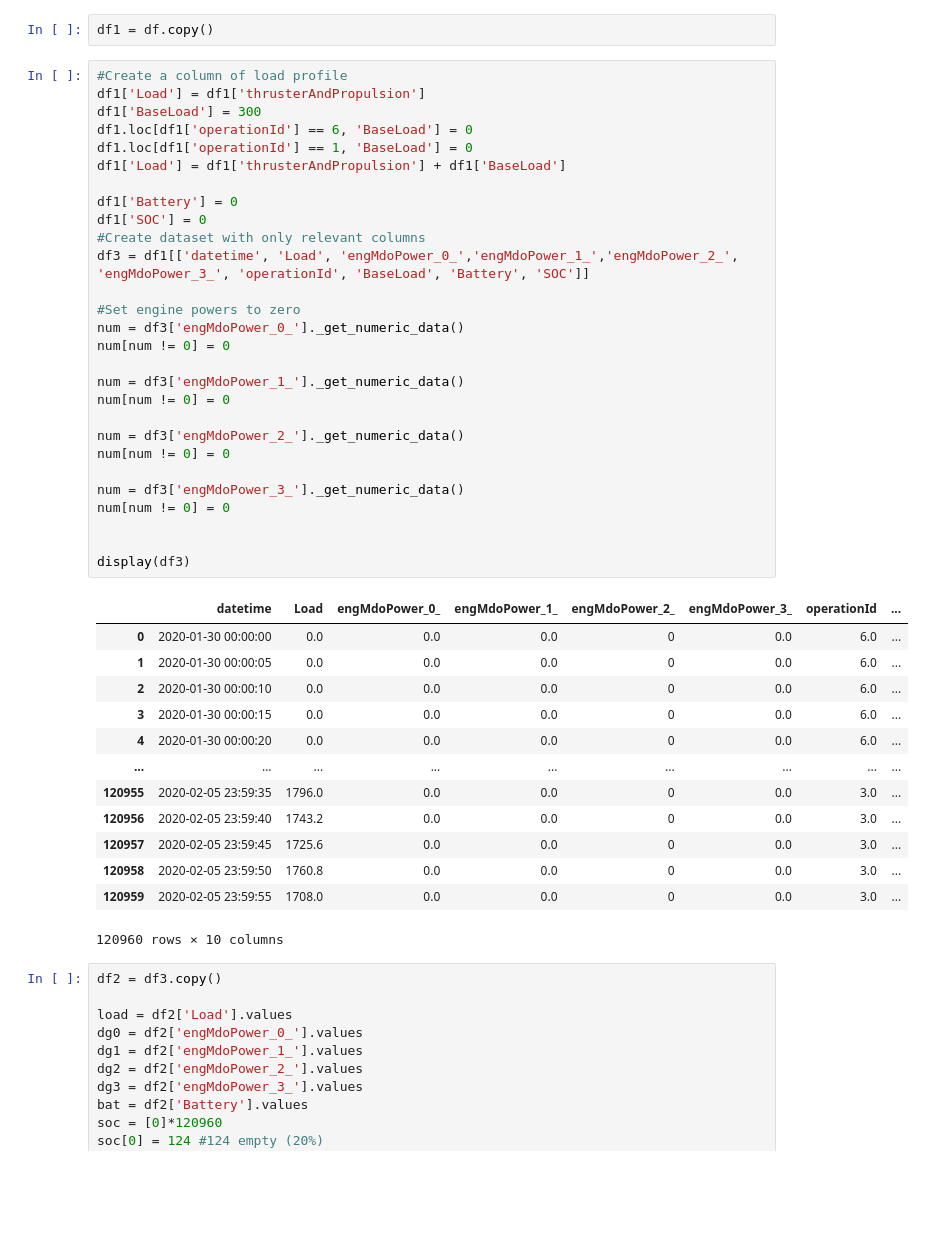
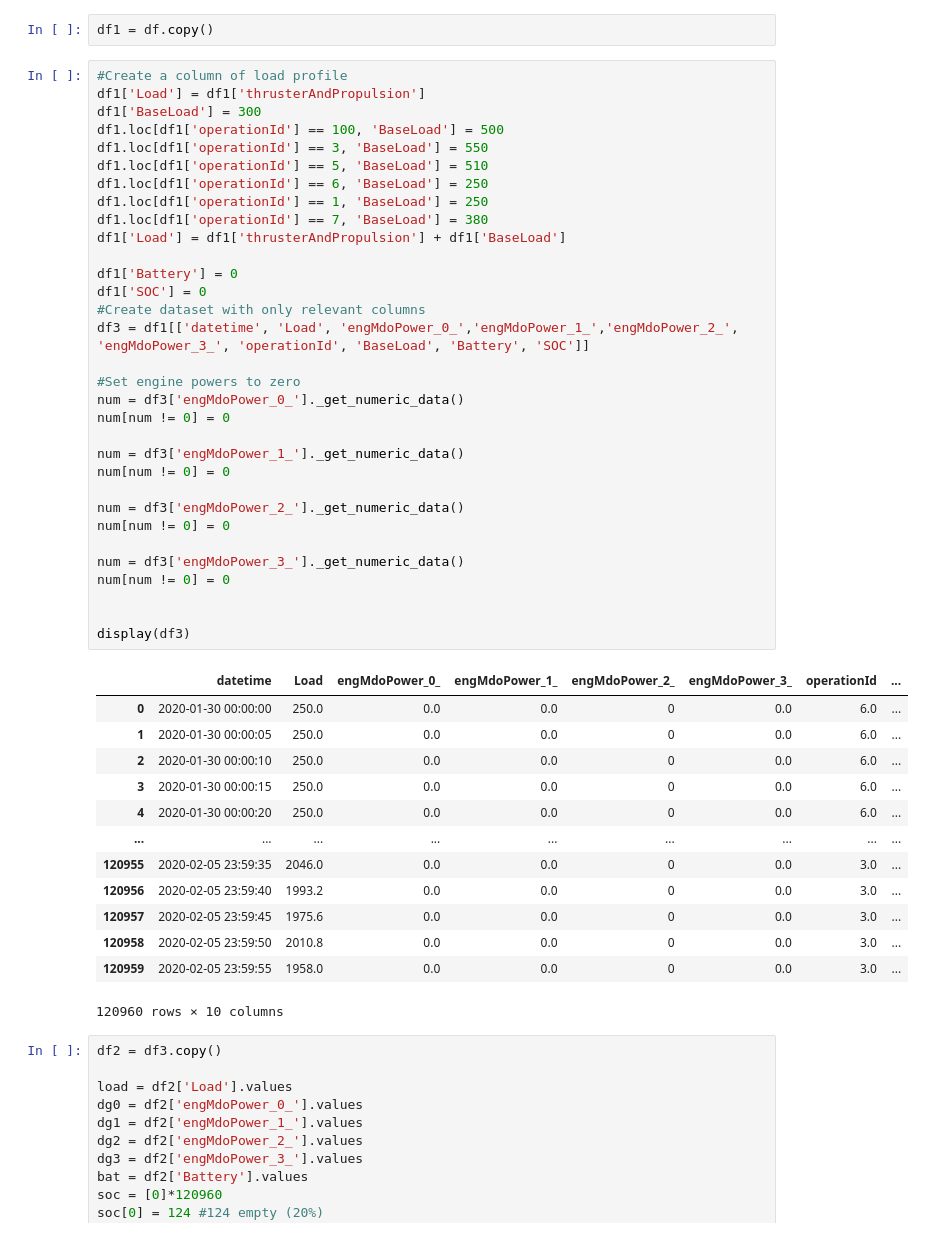
Before and after one commit to andreasdyve/EquinorProject, a Jupyter notebook: python notebooks/Case_1_Reference.ipynb, the cells around one changed output. Saved outputs shown, nothing was run; the diff lists cells and outputs as text; blank space fills up the shorter version.

```diff
--- a/python notebooks/Case_1_Reference.ipynb
+++ b/python notebooks/Case_1_Reference.ipynb
@@ -9,44 +9,48 @@ df1 = df.copy()
 # %%
 #Create a column of load profile
 df1['Load'] = df1['thrusterAndPropulsion']
 df1['BaseLoad'] = 300
-df1.loc[df1['operationId'] == 6, 'BaseLoad'] = 0
-df1.loc[df1['operationId'] == 1, 'BaseLoad'] = 0
+df1.loc[df1['operationId'] == 100, 'BaseLoad'] = 500
+df1.loc[df1['operationId'] == 3, 'BaseLoad'] = 550
+df1.loc[df1['operationId'] == 5, 'BaseLoad'] = 510
+df1.loc[df1['operationId'] == 6, 'BaseLoad'] = 250
+df1.loc[df1['operationId'] == 1, 'BaseLoad'] = 250
+df1.loc[df1['operationId'] == 7, 'BaseLoad'] = 380
 df1['Load'] = df1['thrusterAndPropulsion'] + df1['BaseLoad']
 
 df1['Battery'] = 0
 df1['SOC'] = 0
 #Create dataset with only relevant columns
 df3 = df1[['datetime', 'Load', 'engMdoPower_0_','engMdoPower_1_','engMdoPower_2_', 'engMdoPower_3_', 'operationId', 'BaseLoad', 'Battery', 'SOC']]
 
 #Set engine powers to zero
 num = df3['engMdoPower_0_']._get_numeric_data()
 num[num != 0] = 0
 
 num = df3['engMdoPower_1_']._get_numeric_data()
 num[num != 0] = 0
 
 num = df3['engMdoPower_2_']._get_numeric_data()
 num[num != 0] = 0
 
 num = df3['engMdoPower_3_']._get_numeric_data()
 num[num != 0] = 0
 
 
 display(df3)
 # %% [output]
 |  | datetime | Load | engMdoPower_0_ | engMdoPower_1_ | engMdoPower_2_ | engMdoPower_3_ | operationId | ... |
-| 0 | 2020-01-30 00:00:00 | 0.0 | 0.0 | 0.0 | 0 | 0.0 | 6.0 | ... |
-| 1 | 2020-01-30 00:00:05 | 0.0 | 0.0 | 0.0 | 0 | 0.0 | 6.0 | ... |
-| 2 | 2020-01-30 00:00:10 | 0.0 | 0.0 | 0.0 | 0 | 0.0 | 6.0 | ... |
-| 3 | 2020-01-30 00:00:15 | 0.0 | 0.0 | 0.0 | 0 | 0.0 | 6.0 | ... |
-| 4 | 2020-01-30 00:00:20 | 0.0 | 0.0 | 0.0 | 0 | 0.0 | 6.0 | ... |
+| 0 | 2020-01-30 00:00:00 | 250.0 | 0.0 | 0.0 | 0 | 0.0 | 6.0 | ... |
+| 1 | 2020-01-30 00:00:05 | 250.0 | 0.0 | 0.0 | 0 | 0.0 | 6.0 | ... |
+| 2 | 2020-01-30 00:00:10 | 250.0 | 0.0 | 0.0 | 0 | 0.0 | 6.0 | ... |
+| 3 | 2020-01-30 00:00:15 | 250.0 | 0.0 | 0.0 | 0 | 0.0 | 6.0 | ... |
+| 4 | 2020-01-30 00:00:20 | 250.0 | 0.0 | 0.0 | 0 | 0.0 | 6.0 | ... |
 | ... | ... | ... | ... | ... | ... | ... | ... | ... |
-| 120955 | 2020-02-05 23:59:35 | 1796.0 | 0.0 | 0.0 | 0 | 0.0 | 3.0 | ... |
-| 120956 | 2020-02-05 23:59:40 | 1743.2 | 0.0 | 0.0 | 0 | 0.0 | 3.0 | ... |
-| 120957 | 2020-02-05 23:59:45 | 1725.6 | 0.0 | 0.0 | 0 | 0.0 | 3.0 | ... |
-| 120958 | 2020-02-05 23:59:50 | 1760.8 | 0.0 | 0.0 | 0 | 0.0 | 3.0 | ... |
-| 120959 | 2020-02-05 23:59:55 | 1708.0 | 0.0 | 0.0 | 0 | 0.0 | 3.0 | ... |
+| 120955 | 2020-02-05 23:59:35 | 2046.0 | 0.0 | 0.0 | 0 | 0.0 | 3.0 | ... |
+| 120956 | 2020-02-05 23:59:40 | 1993.2 | 0.0 | 0.0 | 0 | 0.0 | 3.0 | ... |
+| 120957 | 2020-02-05 23:59:45 | 1975.6 | 0.0 | 0.0 | 0 | 0.0 | 3.0 | ... |
+| 120958 | 2020-02-05 23:59:50 | 2010.8 | 0.0 | 0.0 | 0 | 0.0 | 3.0 | ... |
+| 120959 | 2020-02-05 23:59:55 | 1958.0 | 0.0 | 0.0 | 0 | 0.0 | 3.0 | ... |
 120960 rows × 10 columns
 # %%
 df2 = df3.copy()
```
Also changed, not shown: parts of 24 cells of this notebook, 3 other files.
